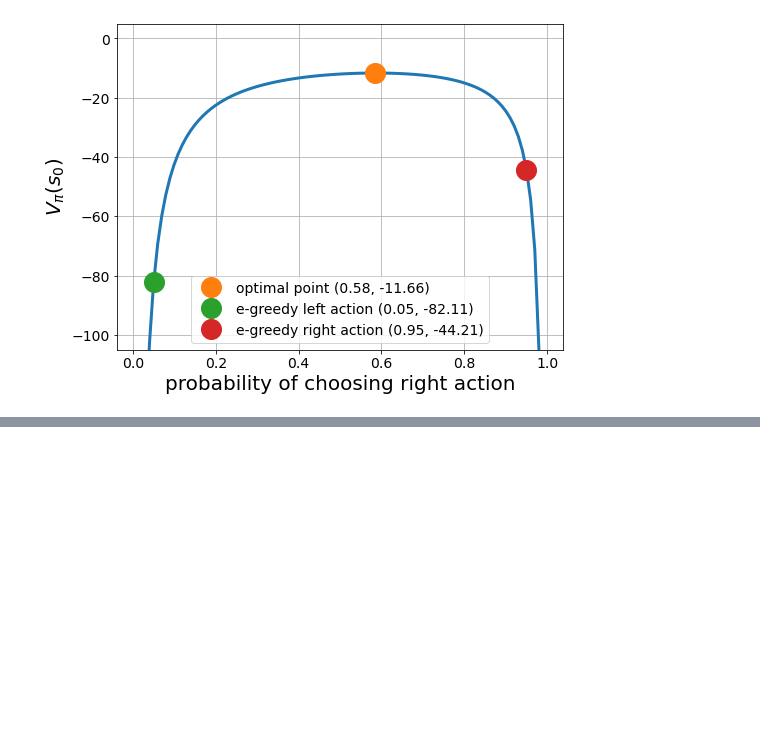
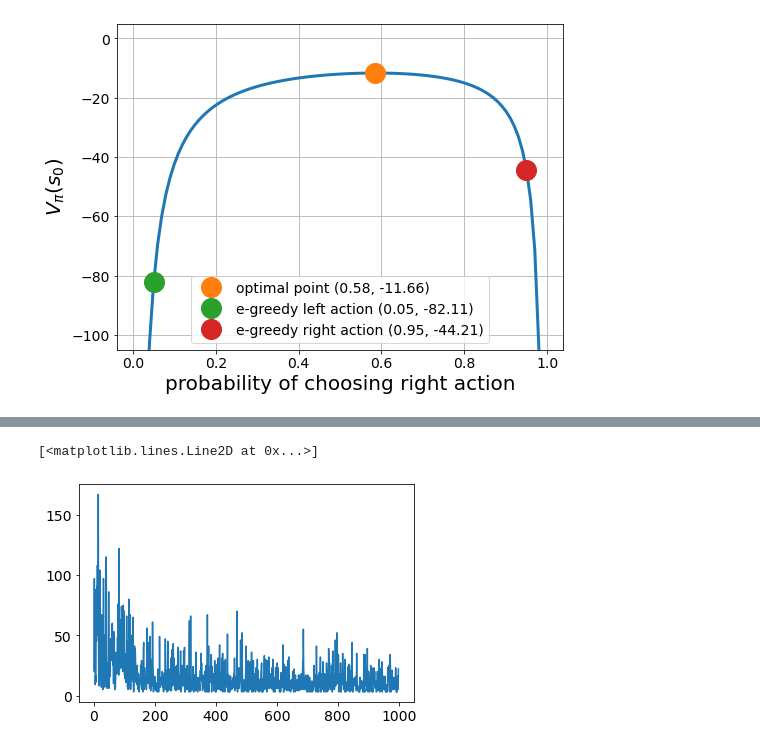
Before and after one commit to ha5ha6/judy_blog, a Jupyter notebook: _notebooks/short_corridor.ipynb, the cells around one changed output, grey strips where cells are left out. Cells and saved outputs as stored; diff of their text form; code cells hidden in the pictures; blank space fills up the shorter version.

```diff
--- a/_notebooks/short_corridor.ipynb
+++ b/_notebooks/short_corridor.ipynb
@@ -144,0 +253,5 @@ array([0.        , 0.00309598, 0.00619195, 0.00928793, 0.0123839 ,
+# %%
+plt.plot(s_all)
+# %% [output]
+[<matplotlib.lines.Line2D at 0x...>]
+[figure, added]
```
Also changed, not shown: parts of 21 cells of this notebook, 10 other files.
